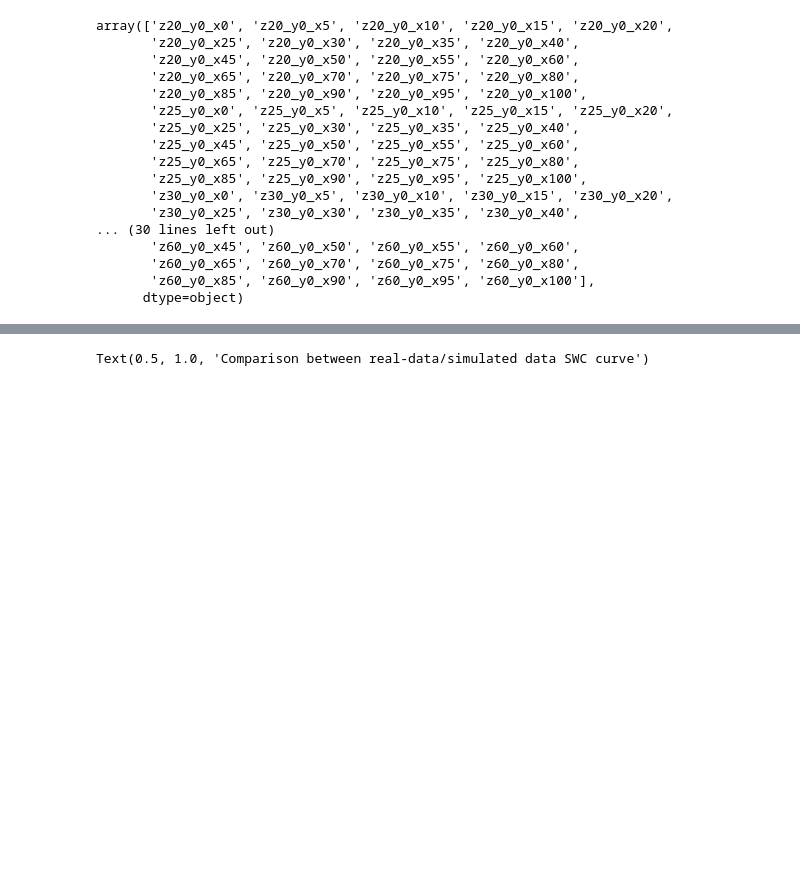
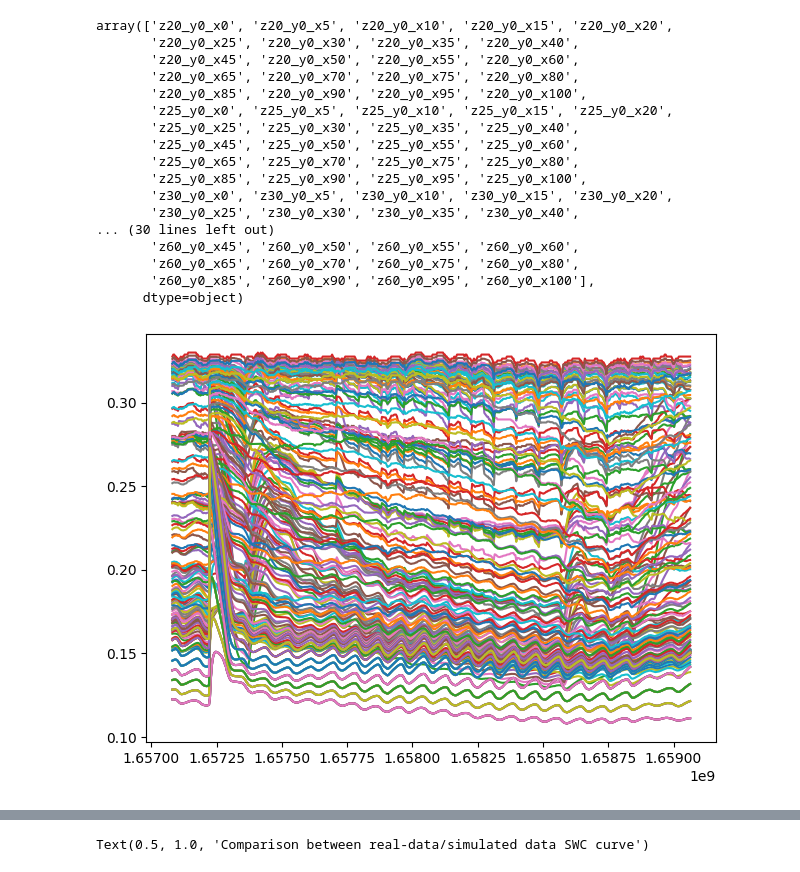
Before and after one commit to josephgiovanelli/et0_calculation, a Jupyter notebook: notebook.ipynb, the cells around one changed output, grey strips where cells are left out. Saved outputs shown, nothing was run; the diff lists cells and outputs as text; code cells hidden in the pictures; blank space fills up the shorter version.

```diff
--- a/notebook.ipynb
+++ b/notebook.ipynb
@@ -91,6 +80,21 @@ et = pd.read_csv('/home/data/et0/penman_monteith.csv')
 
 sim_soil_moisture = pd.read_csv('/home/data/sim/water_content.csv')
 real_soil_moisture = pd.read_csv('/home/data/interp_obs/water_content.csv')
+# %%
+import matplotlib.pyplot as plt
+fig,ax = plt.subplots()
+
+melted = real_soil_moisture \
+    .melt(col_level=0, id_vars=['timestamp'], value_vars=[x for x in real_soil_moisture.columns if x != 'timestamp']) \
+
+
+for v in melted["variable"].unique():
+    f = melted[melted["variable"] == v]
+    ax.plot(f["timestamp"], f["value"], label=v)
+
+fig.tight_layout()
+# %% [output]
+[figure, added]
 # %%
 # naive utils to extract days from timestamp
 
```
Also changed, not shown: parts of 6 cells of this notebook.
